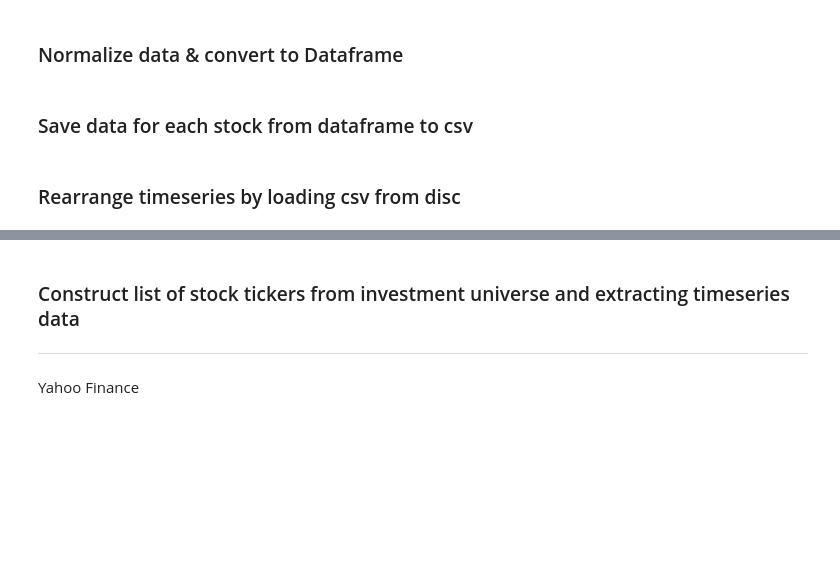
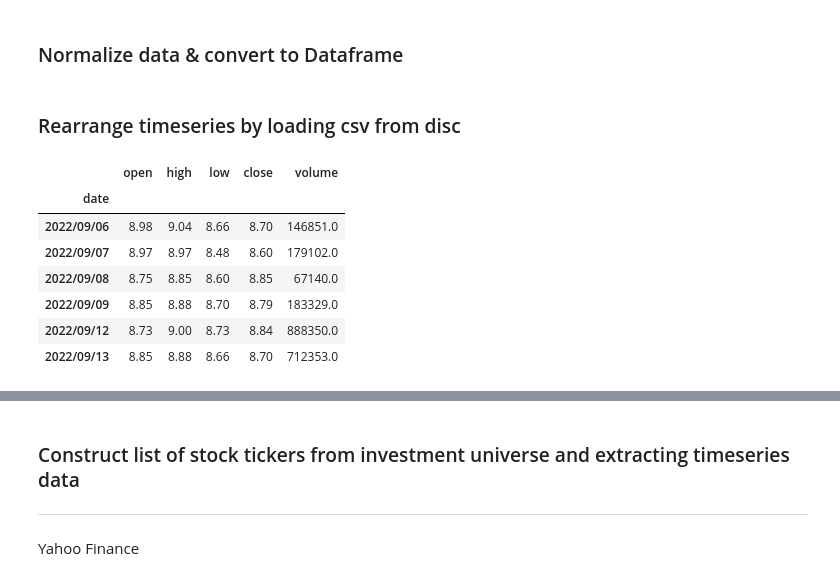
Before and after one commit to francoishcm/BackTesting, a Jupyter notebook: .iQuant_Investment_Programme.ipynb, the cells around one changed output, grey strips where cells are left out. Cells and saved outputs as stored; diff of their text form; code cells hidden in the pictures; blank space fills up the shorter version.

```diff
--- a/.iQuant_Investment_Programme.ipynb
+++ b/.iQuant_Investment_Programme.ipynb
@@ -1005,12 +1015,3 @@ data
-# %%
-# Converting a specific Dataframe
-# column to list using Series.tolist()
-Stocks = data["ticker"].tolist()
-
-print("Converting ticker to list:")
-
-# displaying list
-Stocks
 # %%
 #@title
 import pandas as pd
@@ -1136,2 +1102,0 @@ jse_new_df
-# %% [markdown]
-### Save data for each stock from dataframe to csv
@@ -1144,6 +1129,15 @@ for idx in jse_new_df.index:
 # %% [markdown]
 ### Rearrange timeseries by loading csv from disc
 # %%
+"""
+The csv files for each stock symbol is loaded from disc
+
+The data structure and type is converted to final form for further analyisis
+i.e. The price and volume columns are converted from integer to float
+
+
+"""
+
 #import liabraries
 import pandas as pf
 import datetime as datetime
@@ -1159,36 +1153,46 @@ A['TimeSeries'] = [','.join(map(str, l)) for l in A['data.prices.values']]
 
 #Drop columns not needed
 Times_Series = A.drop(["data.company","data.prices.values",], axis = 1)#, inplace = True)
 
 #Split timesseries data in seperate columns: OHLC columns
 new = Times_Series["TimeSeries"].str.split(",", n = 6, expand = True)
 
 # making separate first name column from new data frame
 Times_Series["date"]= new[0]
 Times_Series["open"]= new[1]
 Times_Series["high"]= new[2]
 Times_Series["low"]= new[3]
 Times_Series["close"]= new[4]
 Times_Series["volume"]= new[5]
 
 # Dropping old Name columns
 Times_Series.drop(columns =["TimeSeries"], inplace = True)
 
 #Convert 'date' Column to datetime
 Times_Series['date'] = pd.to_datetime(Times_Series['date'], utc=True)
 
 #Set 'date' column as index
 Times_Series.set_index('date', inplace=True)
 
 #convert datettime column to string
 Times_Series.index = Times_Series.index.strftime('%Y/%m/%d')
 
 # converting price columns to a string
-df['open'] = df['open'].astype(float)
-df['high'] = df['high'].astype(float)
-df['low'] = df['low'].astype(float)
-df['close'] = df['close'].astype(float)
-df['volume'] = df['volume'].astype(float)
+Times_Series['open'] = Times_Series['open'].astype(float)
+Times_Series['high'] = Times_Series['high'].astype(float)
+Times_Series['low'] = Times_Series['low'].astype(float)
+Times_Series['close'] = Times_Series['close'].astype(float)
+Times_Series['volume'] = Times_Series['volume'].astype(float)
 
 # df display
-Times_Series
+AEL = Times_Series
+AEL
+# %% [output]
+|  | open | high | low | close | volume |
+| date |  |  |  |  |  |
+| 2022/09/06 | 8.98 | 9.04 | 8.66 | 8.70 | 146851.0 |
+| 2022/09/07 | 8.97 | 8.97 | 8.48 | 8.60 | 179102.0 |
+| 2022/09/08 | 8.75 | 8.85 | 8.60 | 8.85 | 67140.0 |
+| 2022/09/09 | 8.85 | 8.88 | 8.70 | 8.79 | 183329.0 |
+| 2022/09/12 | 8.73 | 9.00 | 8.73 | 8.84 | 888350.0 |
+| 2022/09/13 | 8.85 | 8.88 | 8.66 | 8.70 | 712353.0 |
```
Also changed, not shown: parts of 28 cells of this notebook.
